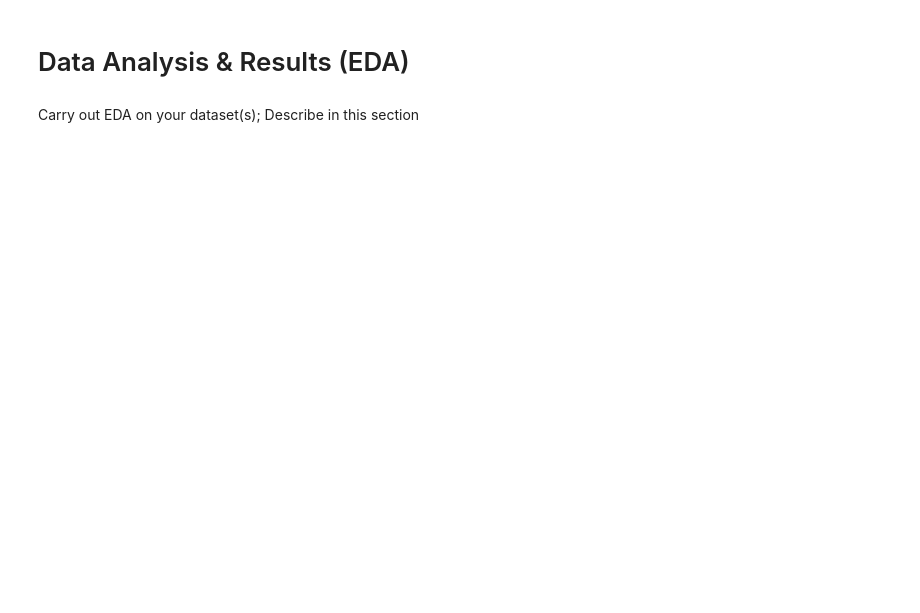
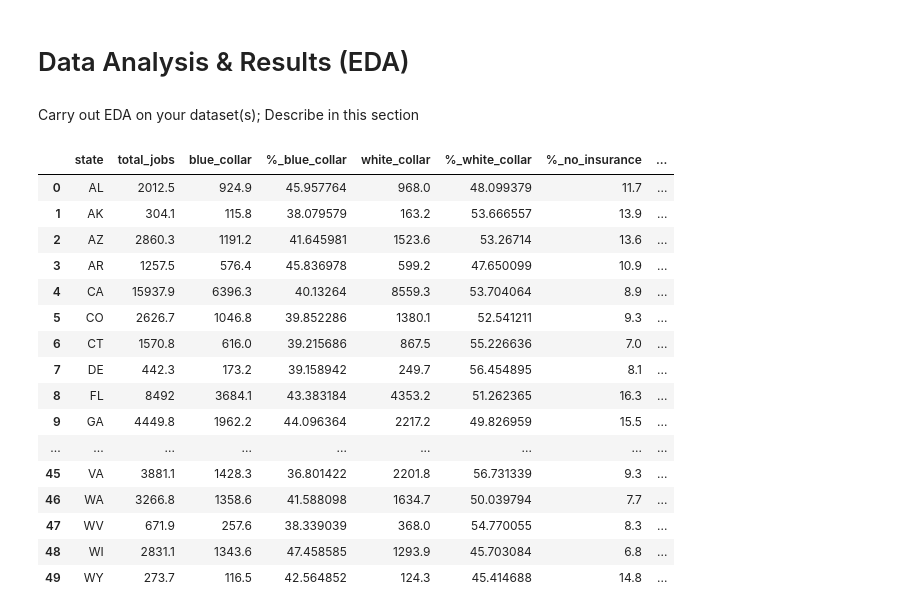
Before and after one commit to EthanLDot/COVID_Socioecon_DataScience_Project, a Jupyter notebook: EDACheckpointGroup029-Wi22.ipynb, the cells around one changed output. Saved outputs shown, nothing was run; the diff lists cells and outputs as text; code cells hidden in the pictures; blank space fills up the shorter version.

Commit message:
created overall dataframe

```diff
--- a/EDACheckpointGroup029-Wi22.ipynb
+++ b/EDACheckpointGroup029-Wi22.ipynb
@@ -90,7 +114,8 @@ def formatPreZero(num: int) -> str:
 def formatDate(month: int,  day: int, year: int) -> str:
     return f"{year}/{formatPreZero(month)}/{formatPreZero(day)}"
 
-read_covid_data(3, 15, 2021)
+covid_data = read_covid_data(3, 15, 2021)
+covid_data
 # %% [output]
 |  | submission_date | state | tot_cases | tot_death |
 | 0 | 2021/03/15 | AK | 58212 | 331 |
@@ -240,5 +265,8 @@ def clean_labor_data():
     #export as csv
     labor_data.columns = ['state','tot_jobs','blue_col','white_col']
     labor_data.to_csv('./Cleaned Data/state_labor_data.csv')
+    return labor_data
 
-clean_labor_data()
+labor_data = clean_labor_data()
+labor_data.head()
+labor_data.shape
@@ -266,6 +296,9 @@ soci_data = pd.read_csv(socioeconomic_data_url)
 soci_data.columns = ['state', '%_no_insurance', 'median_income']
 soci_data['median_income'] = soci_data['median_income'].apply(standardize_income)
 
+soci_data['with_insurance'] = 100 - soci_data['%_no_insurance']
+print(soci_data.head())
+
 # Saving to CSV
 clean_socioeconomic_data_url = r"./Cleaned Data/clean_socioeconomic_data.csv"
 soci_data.to_csv(clean_socioeconomic_data_url, index=False)
@@ -278,0 +316,35 @@ Carry out EDA on your dataset(s); Describe in this section
+# %%
+## YOUR CODE HERE
+## FEEL FREE TO ADD MULTIPLE CELLS PER SECTION
+overall_df = pd.merge(labor_data, soci_data, left_on='state', right_on='state')
+overall_df = pd.merge(overall_df, covid_data, left_on='state', right_on='state')
+overall_df.columns = ['state', 'total_jobs', 'blue_collar', 'white_collar', '%_no_insurance', 'median_income',
+                      '%_with_insurance', 'submission_date', 'total_cases', 'total_deaths']
+
+overall_df['%_mortality_rate'] = (overall_df['total_deaths'] / overall_df['total_cases']) * 100
+overall_df = overall_df[['state', 'total_jobs', 'blue_collar', 'white_collar', '%_no_insurance', '%_with_insurance',
+                         'median_income', 'submission_date', 'total_cases', 'total_deaths', '%_mortality_rate']]
+overall_df['%_blue_collar'] = overall_df['blue_collar'] / overall_df['total_jobs'] * 100
+overall_df['%_white_collar'] = overall_df['white_collar'] / overall_df['total_jobs'] * 100
+overall_df = overall_df[['state', 'total_jobs', 'blue_collar', '%_blue_collar', 'white_collar', '%_white_collar',
+                         '%_no_insurance', '%_with_insurance', 'median_income', 'submission_date', 'total_cases',
+                         'total_deaths', '%_mortality_rate']]
+overall_df
+# %% [output]
+|  | state | total_jobs | blue_collar | %_blue_collar | white_collar | %_white_collar | %_no_insurance | ... |
+| 0 | AL | 2012.5 | 924.9 | 45.957764 | 968.0 | 48.099379 | 11.7 | ... |
+| 1 | AK | 304.1 | 115.8 | 38.079579 | 163.2 | 53.666557 | 13.9 | ... |
+| 2 | AZ | 2860.3 | 1191.2 | 41.645981 | 1523.6 | 53.26714 | 13.6 | ... |
+| 3 | AR | 1257.5 | 576.4 | 45.836978 | 599.2 | 47.650099 | 10.9 | ... |
+| 4 | CA | 15937.9 | 6396.3 | 40.13264 | 8559.3 | 53.704064 | 8.9 | ... |
+| 5 | CO | 2626.7 | 1046.8 | 39.852286 | 1380.1 | 52.541211 | 9.3 | ... |
+| 6 | CT | 1570.8 | 616.0 | 39.215686 | 867.5 | 55.226636 | 7.0 | ... |
+| 7 | DE | 442.3 | 173.2 | 39.158942 | 249.7 | 56.454895 | 8.1 | ... |
+| 8 | FL | 8492 | 3684.1 | 43.383184 | 4353.2 | 51.262365 | 16.3 | ... |
+| 9 | GA | 4449.8 | 1962.2 | 44.096364 | 2217.2 | 49.826959 | 15.5 | ... |
+| ... | ... | ... | ... | ... | ... | ... | ... | ... |
+| 45 | VA | 3881.1 | 1428.3 | 36.801422 | 2201.8 | 56.731339 | 9.3 | ... |
+| 46 | WA | 3266.8 | 1358.6 | 41.588098 | 1634.7 | 50.039794 | 7.7 | ... |
+| 47 | WV | 671.9 | 257.6 | 38.339039 | 368.0 | 54.770055 | 8.3 | ... |
+| 48 | WI | 2831.1 | 1343.6 | 47.458585 | 1293.9 | 45.703084 | 6.8 | ... |
+| 49 | WY | 273.7 | 116.5 | 42.564852 | 124.3 | 45.414688 | 14.8 | ... |
```
Also changed, not shown: parts of 4 cells of this notebook, 3 other files.
